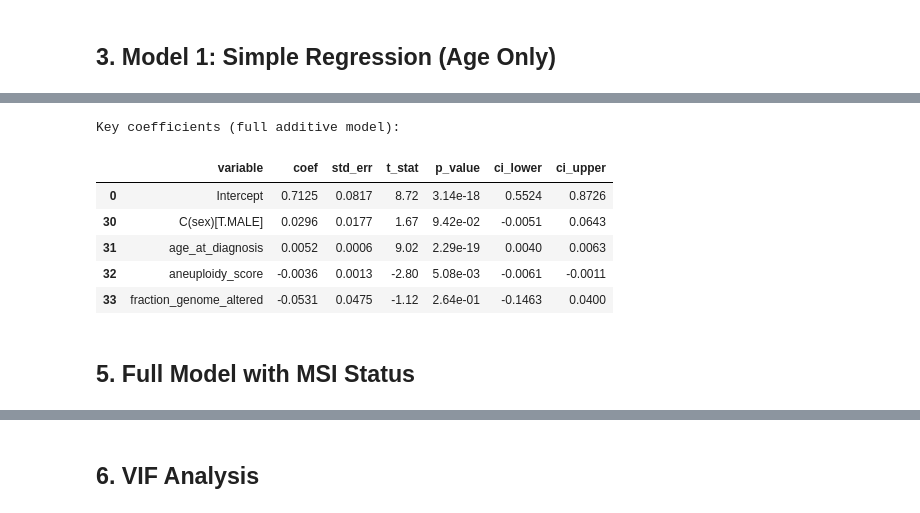
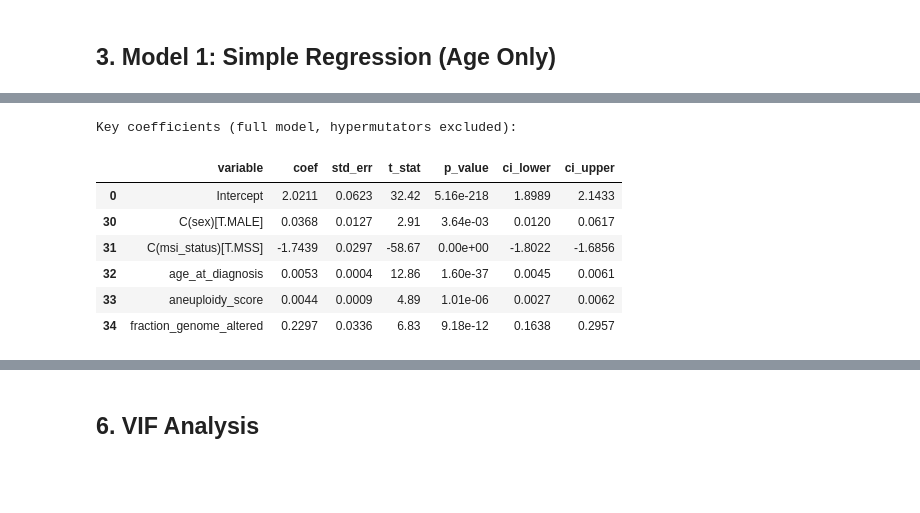
Before and after one commit to l1joseph/tmb-prediction_math189, a Jupyter notebook: notebooks/03_linear_regression.ipynb, the cells around one changed output, grey strips where cells are left out. Cells and saved outputs as stored; diff of their text form; code cells hidden in the pictures; blank space fills up the shorter version.

```diff
--- a/notebooks/03_linear_regression.ipynb
+++ b/notebooks/03_linear_regression.ipynb
@@ -64,0 +50,18 @@ Complete cases (with MSI): 9568
+# %%
+# Core predictors
+core_predictors = ["age_at_diagnosis", "cancer_type", "sex",
+                   "msi_status", "aneuploidy_score", "fraction_genome_altered"]
+available = [c for c in core_predictors if c in df.columns]
+
+# Complete-case for full model (with MSI)
+model_df = get_model_df(df, available, "log_tmb")
+print(f"Complete cases: {len(model_df)}")
+print(f"TMB-high prevalence: {(model_df['log_tmb'] > np.log1p(10)).mean():.1%}")
+
+# Flag hypermutators (TMB > 50 mut/Mb) — these are MSI-H / POLE outliers
+model_df["hypermutator"] = (np.expm1(model_df["log_tmb"]) > 50).astype(int)
+print(f"Hypermutators (TMB > 50): {model_df['hypermutator'].sum()} ({model_df['hypermutator'].mean():.1%})")
+
+# Non-hypermutator subset for cleaner regression
+model_df_clean = model_df[model_df["hypermutator"] == 0].copy()
+print(f"After excluding hypermutators: {len(model_df_clean)}")
@@ -157,0 +164,13 @@ strong multicollinearity or other numerical problems.
+# %%
+full_formula = "log_tmb ~ age_at_diagnosis + C(cancer_type) + C(sex) + C(msi_status) + aneuploidy_score + fraction_genome_altered"
+
+# Fit on all samples
+m_full = fit_ols_formula(model_df, full_formula)
+print("=== Full Model (all samples) ===")
+print(f"Adj R² = {m_full.rsquared_adj:.4f}, n = {int(m_full.nobs)}")
+
+# Fit on non-hypermutator samples
+m_full_clean = fit_ols_formula(model_df_clean, full_formula)
+print(f"\n=== Full Model (hypermutators excluded) ===")
+print(f"Adj R² = {m_full_clean.rsquared_adj:.4f}, n = {int(m_full_clean.nobs)}")
+print(m_full_clean.summary())
@@ -158,23 +195,22 @@ strong multicollinearity or other numerical problems.
 # %%
 # Tidy coefficient table (excluding cancer type dummies for readability)
-coef_df = extract_model_summary(m_full)
+coef_df = extract_model_summary(m_full_clean)
 non_ct = coef_df[~coef_df["variable"].str.startswith("C(cancer_type")]
-print("\nKey coefficients (full additive model):")
+print("Key coefficients (full model, hypermutators excluded):")
 non_ct.style.format({
     "coef": "{:.4f}",
     "std_err": "{:.4f}",
     "t_stat": "{:.2f}",
     "p_value": "{:.2e}",
     "ci_lower": "{:.4f}",
     "ci_upper": "{:.4f}",
 })
 # %% [output]
-Key coefficients (full additive model):
+Key coefficients (full model, hypermutators excluded):
 |  | variable | coef | std_err | t_stat | p_value | ci_lower | ci_upper |
-| 0 | Intercept | 0.7125 | 0.0817 | 8.72 | 3.14e-18 | 0.5524 | 0.8726 |
-| 30 | C(sex)[T.MALE] | 0.0296 | 0.0177 | 1.67 | 9.42e-02 | -0.0051 | 0.0643 |
-| 31 | age_at_diagnosis | 0.0052 | 0.0006 | 9.02 | 2.29e-19 | 0.0040 | 0.0063 |
-| 32 | aneuploidy_score | -0.0036 | 0.0013 | -2.80 | 5.08e-03 | -0.0061 | -0.0011 |
-| 33 | fraction_genome_altered | -0.0531 | 0.0475 | -1.12 | 2.64e-01 | -0.1463 | 0.0400 |
+| 0 | Intercept | 2.0211 | 0.0623 | 32.42 | 5.16e-218 | 1.8989 | 2.1433 |
+| 30 | C(sex)[T.MALE] | 0.0368 | 0.0127 | 2.91 | 3.64e-03 | 0.0120 | 0.0617 |
+| 31 | C(msi_status)[T.MSS] | -1.7439 | 0.0297 | -58.67 | 0.00e+00 | -1.8022 | -1.6856 |
+| 32 | age_at_diagnosis | 0.0053 | 0.0004 | 12.86 | 1.60e-37 | 0.0045 | 0.0061 |
+| 33 | aneuploidy_score | 0.0044 | 0.0009 | 4.89 | 1.01e-06 | 0.0027 | 0.0062 |
+| 34 | fraction_genome_altered | 0.2297 | 0.0336 | 6.83 | 9.18e-12 | 0.1638 | 0.2957 |
-# %% [markdown]
-## 5. Full Model with MSI Status
```
Also changed, not shown: parts of 20 cells of this notebook, 7 other files.
